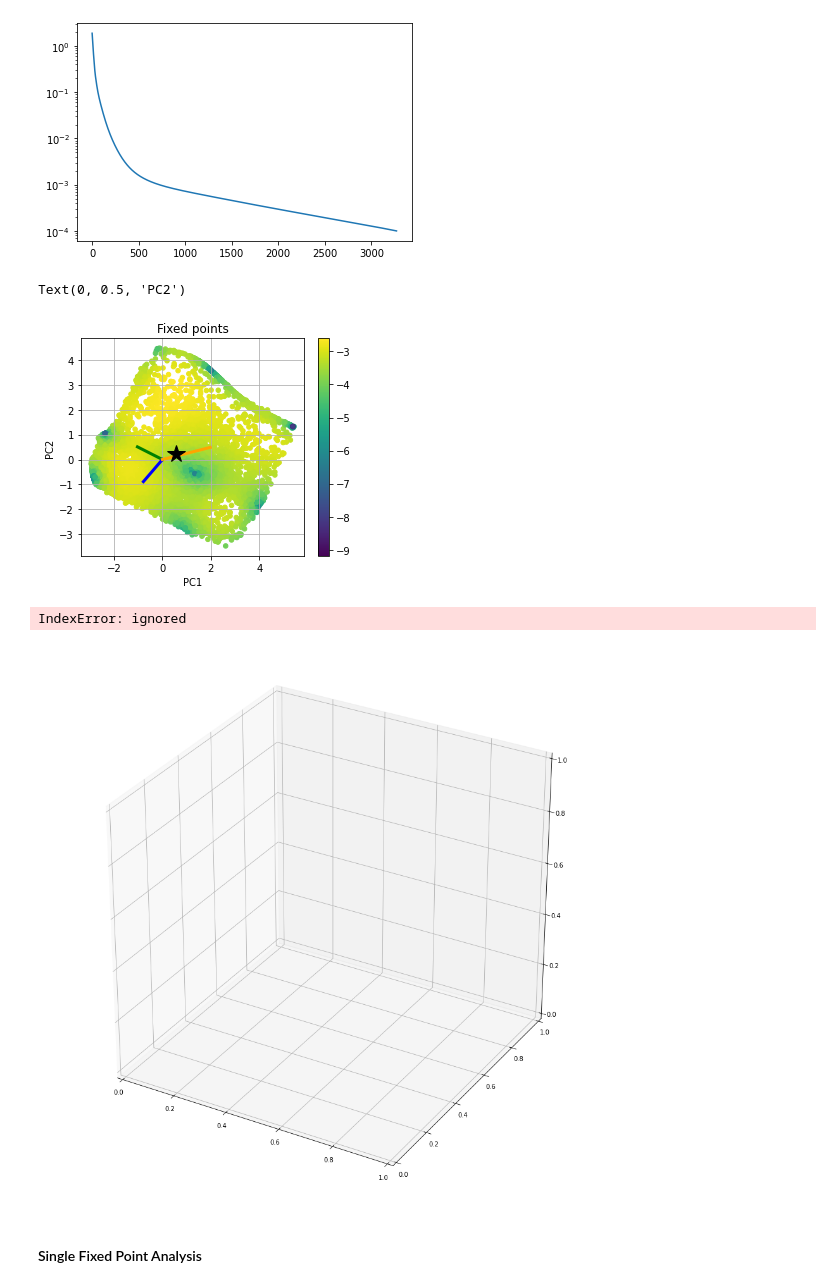
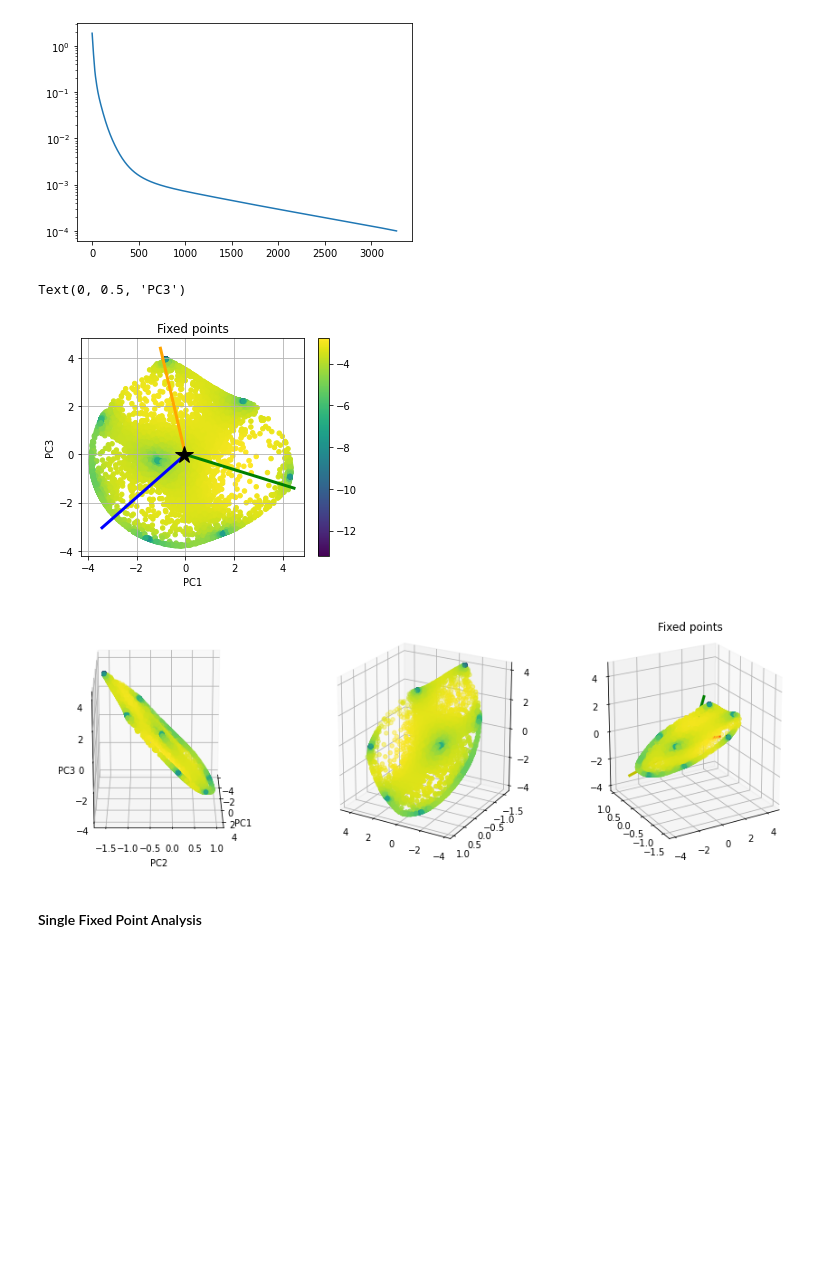
Before and after one commit to kaitken17/colab_based_projects, a Jupyter notebook: sythetic_analysis_multiclass.ipynb, the cells around one changed output. Drawn from its saved outputs; the diff is of its cells as text; code cells hidden in the pictures; blank space fills up the shorter version.

```diff
--- a/sythetic_analysis_multiclass.ipynb
+++ b/sythetic_analysis_multiclass.ipynb
@@ -1257,7 +1223,7 @@ Readout vec proj via PCA: [[ 0.09784256 -0.02979331  0.16271548 -0.22753285]
 plt.figure(figsize=(6, 6))
 
 pc1 = 0
-pc2 = 1
+pc2 = 2
 
 # state_labels = ['Positive examples', 'Negative examples']
 state_labels = ['State {}'.format(i) for i in range(len(toy_params['sentiments']))]
@@ -1311,7 +1277,7 @@ readout = wO.T
 
 readout_mags = []
 readout_pca_mags = []
-pc_dims = 2
+pc_dims = 3
 for i in range(len(readout)):
   readout_mags.append(np.linalg.norm(readout[i]))
   readout_pca_mags.append(np.linalg.norm(np.matmul(comp, readout.T).T[i][:pc_dims]))
@@ -1391,10 +1351,17 @@ Perc of 0 in (1,2): 0.5773502691896257
 # %% [markdown]
 ### Find Fixed Points
 # %%
+word = 'very0' #None
+if word == None:
+  word_tensor = jnp.zeros(rnn_specs['input_size'])
+else:
+  word_tensor = wordToTensor(word, toy_params['words'])[0]
+
+xstar = jnp.zeros((pts.shape[0], rnn_specs['input_size']))
+
 fp_loss_fun = renn.build_fixed_point_loss(cell, rnn_params)
-xstar = jnp.zeros((pts.shape[0], rnn_specs['input_size']))
 fixed_points, loss_hist, fp_losses = renn.find_fixed_points(fp_loss_fun, pts, xstar, optimizers.adam(0.01),
-                                                            tolerance=5e-4, num_steps=10000)
+                                                            tolerance=1e-4, num_steps=10000)
 print('Done')
 # %% [output]
 Done
@@ -1407,7 +1374,7 @@ plt.semilogy(loss_hist)
 # 2D Visualization of the approximate fixed points: the line attractor.
 
 pc1 = 0
-pc2 = 1
+pc2 = 2
 
 plt.figure(figsize=(5, 4))
 pca_fps = pca.transform(np.vstack(fixed_points)).T
@@ -1440,8 +1407,8 @@ plt.title('Fixed points')
 plt.xlabel('PC'+str(pc1+1))
 plt.ylabel('PC'+str(pc2+1))
 # %% [output]
-Text(0, 0.5, 'PC2')
+Text(0, 0.5, 'PC3')
-[figure, old version]
+[figure, new version]
 # %%
 # triangulate in the underlying parametrization
 from matplotlib.tri import Triangulation
@@ -1450,8 +1417,10 @@ pc1 = 0
 pc2 = 1
 pc3 = 2
 
-fig = plt.figure(figsize=(16, 16))
-ax = fig.add_subplot(111, projection='3d');
+fig = plt.figure(figsize=(15, 5))
+ax = fig.add_subplot(131, projection='3d');
+ax2 = fig.add_subplot(132, projection='3d');
+ax3 = fig.add_subplot(133, projection='3d');
 
 
 pca_fps = pca.transform(np.vstack(fixed_points)).T
@@ -1464,36 +1433,39 @@ pca_fps = pca.transform(np.vstack(fixed_points)).T
 #   colors.append((seq_color_norm, 0, 1 - seq_color_norm, 1.0))
 # ax.plot_trisurf(pca_fps[pc1], pca_fps[pc2], pca_fps[pc3], edgecolor='none', color='grey')
 ax.scatter(pca_fps[pc1], pca_fps[pc2], pca_fps[pc3], s=20, c=np.log10(fp_losses))
+ax2.scatter(pca_fps[pc1], pca_fps[pc2], pca_fps[pc3], s=20, c=np.log10(fp_losses))
+ax3.scatter(pca_fps[pc1], pca_fps[pc2], pca_fps[pc3], s=20, c=np.log10(fp_losses))
 
 # Plots readout direction
 ro_colors = ['r', 'y', 'g', 'b', 'm']
 for i in range(len(readout)):
   ro_dir = np.matmul(comp, readout[i])
   x_ro = [pca_h0[pc1], ro_dir[pc1]]
   y_ro = [pca_h0[pc2], ro_dir[pc2]]
   z_ro = [pca_h0[pc3], ro_dir[pc3]]
   plt.plot(x_ro, y_ro, z_ro, ro_colors[i], linewidth = 3)
 
 pca_h0 = pca.transform(np.atleast_2d(h0)).T
 plt.plot(pca_h0[pc1], pca_h0[pc2], pca_h0[pc3], '*', color='lightcoral', ms=18)
 plt.title('Fixed points')
 
 # pca_word = 3*word_deflection('very1', cell, toy_params, rnn_params, rnn_specs, h0, comp)
 # plt.plot([pca_h0[pc1], pca_word[pc1]], [pca_h0[pc2], pca_word[pc2]], color='k')
 # pca_word = 3*word_deflection('very0', cell, toy_params, rnn_params, rnn_specs, h0, comp)
 # plt.plot([pca_h0[pc1], pca_word[pc1]], [pca_h0[pc2], pca_word[pc2]], color='r')
 # pca_word = 3*word_deflection('kinda01', cell, toy_params, rnn_params, rnn_specs, h0, comp)
 # plt.plot([pca_h0[pc1], pca_word[pc1]], [pca_h0[pc2], pca_word[pc2]], color='b')
 
 ax.set_xlabel('PC'+str(pc1+1))
 ax.set_ylabel('PC'+str(pc2+1))
 ax.set_zlabel('PC'+str(pc3+1))
 
 # Azimuthal angle and rotation
-ax.view_init(20, 120)
+ax.view_init(20, 0)
+ax2.view_init(20, 120)
+ax3.view_init(20, 240)
 # %% [output]
-IndexError: ignored
-[figure, old version]
+[figure, new version]
 # %% [markdown]
 #### Single Fixed Point Analysis
 # %%
```
Also changed, not shown: parts of 17 cells of this notebook.
